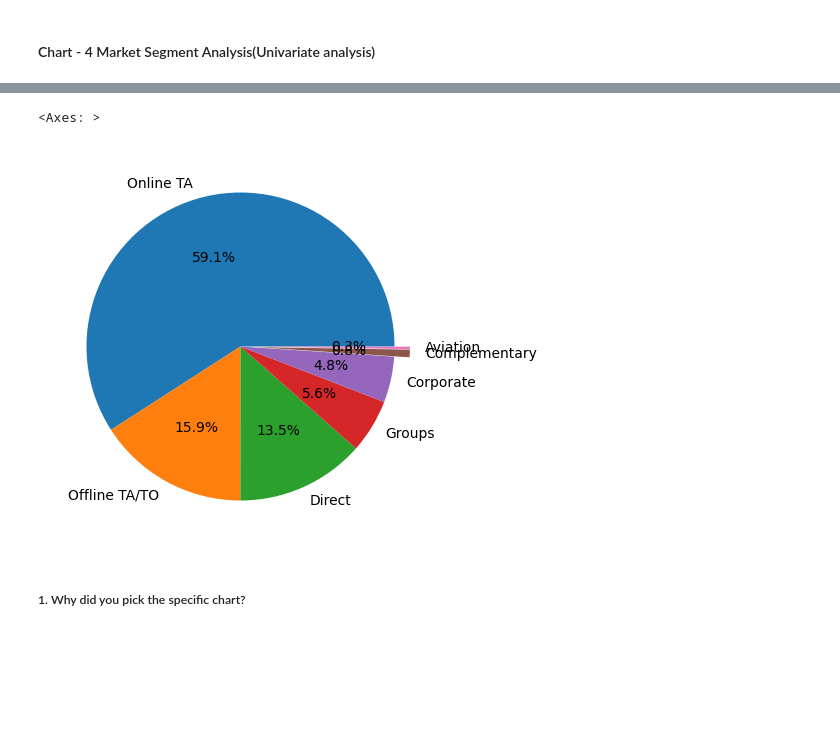
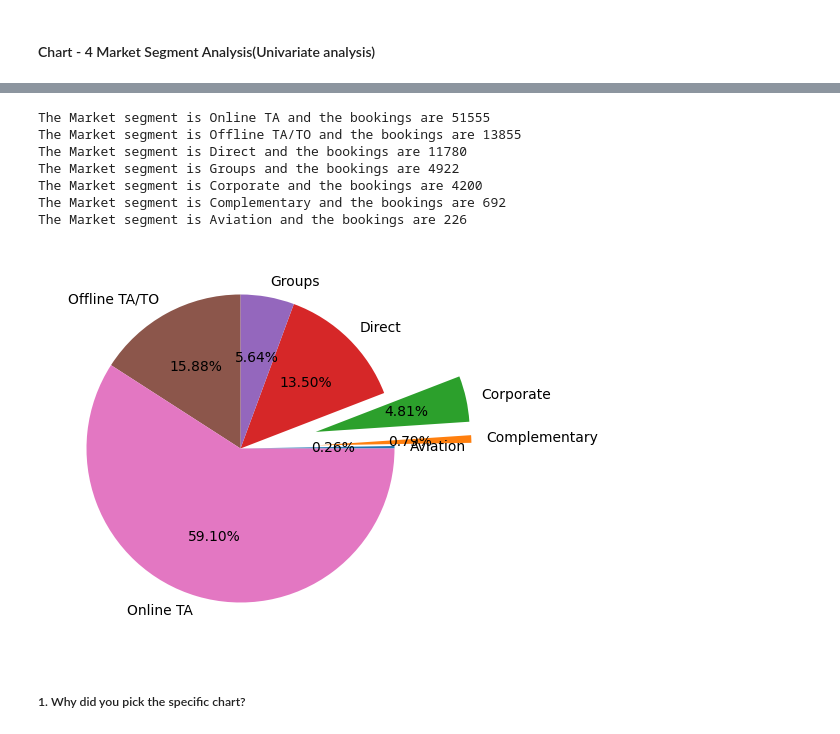
Before and after one commit to Jamal1018/EDA_Hotel_booking_analysis, a Jupyter notebook: EDA_on_Hotel_Booking_Analysis.ipynb, the cells around one changed output, grey strips where cells are left out. Drawn from its saved outputs; the diff is of its cells as text; code cells hidden in the pictures; blank space fills up the shorter version.

```diff
--- a/EDA_on_Hotel_Booking_Analysis.ipynb
+++ b/EDA_on_Hotel_Booking_Analysis.ipynb
@@ -531,5 +531,8 @@ plt.title('Bookings of the guests from different countries')
 plt.xlabel('Country')
 plt.ylabel('percentage of the bookings')
 plt.show()
+
+for i,j in df3.items():
+  print("The country",i,'having',j,'bookings')
 # %% [output]
 [figure]
@@ -569,10 +571,20 @@ df
 # %%
 # visualization Market segment column to know the insights of the bookings(Univariate analysis)
 fig,ax = plt.subplots(figsize = (10,5))
-(df.groupby('market_segment').size().sort_values(ascending = False)/sum(df['market_segment'].value_counts())*100).plot(kind = 'pie',autopct = '%0.1f%%',explode = [0,0,0,0,0,0.1,0.1])
+(df.groupby('market_segment').size()/sum(df['market_segment'].value_counts())*100).plot(kind = 'pie',autopct = '%0.2f%%',explode = [0,0.5,0.5,0,0,0,0])
+
+
+for i ,j in df['market_segment'].value_counts().items():
+  print('The Market segment is',i,'and the bookings are',j)
 # %% [output]
-<Axes: >
+The Market segment is Online TA and the bookings are 51555
+The Market segment is Offline TA/TO and the bookings are 13855
+The Market segment is Direct and the bookings are 11780
+The Market segment is Groups and the bookings are 4922
+The Market segment is Corporate and the bookings are 4200
+The Market segment is Complementary and the bookings are 692
+The Market segment is Aviation and the bookings are 226
-[figure, old version]
+[figure, new version]
 # %% [markdown]
 ##### 1. Why did you pick the specific chart?
 # %% [markdown]
```
Also changed, not shown: parts of 35 cells of this notebook.
